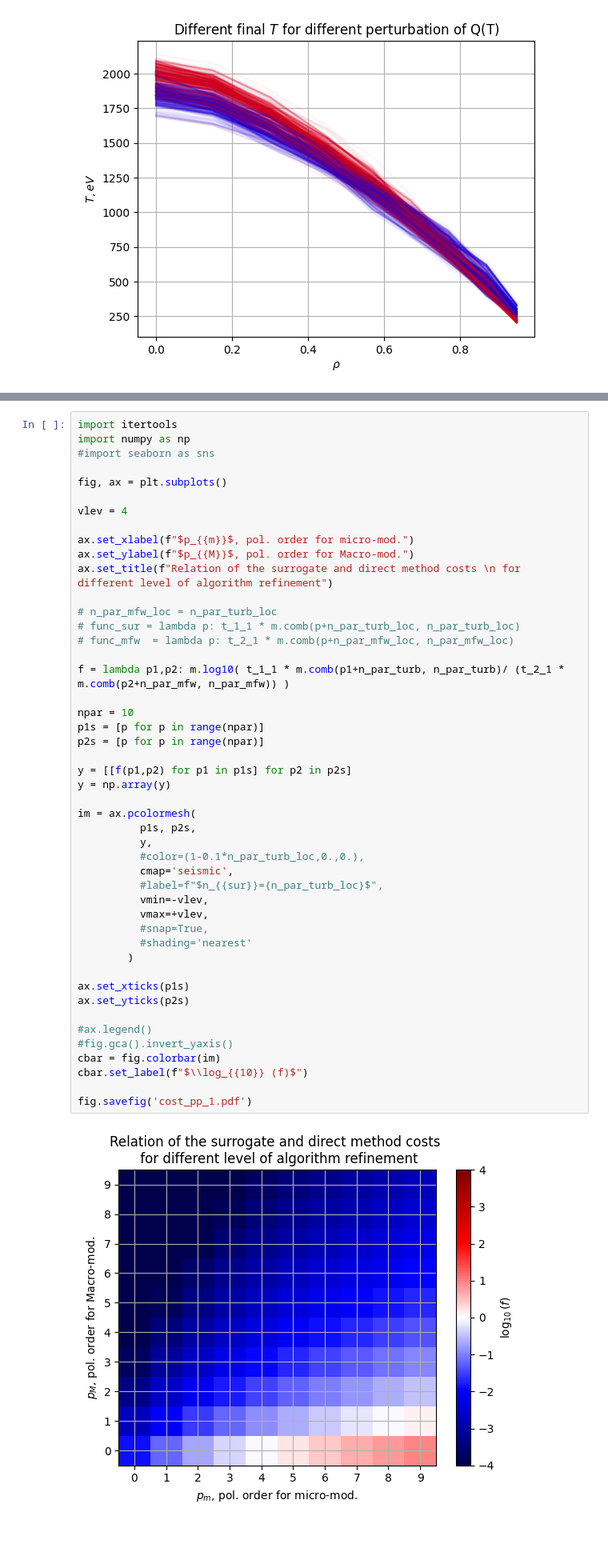
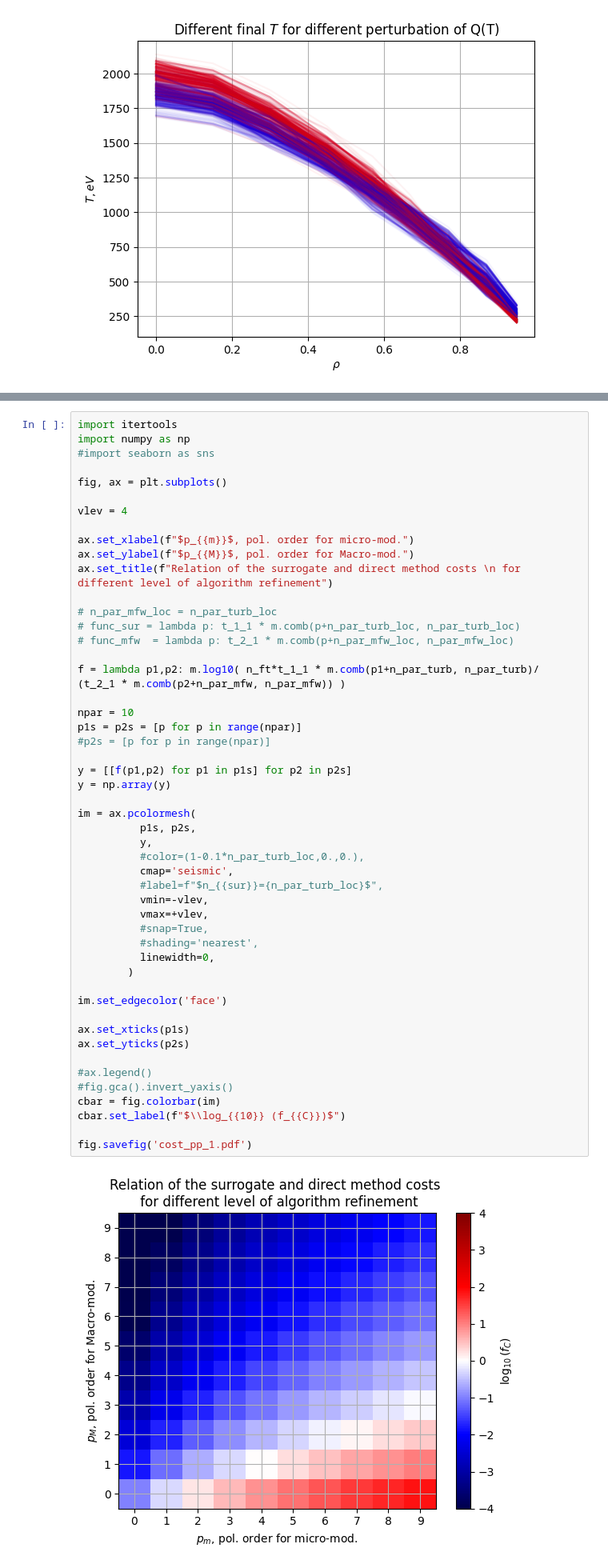
Before and after one commit to vecma-ipp/MFW, a Jupyter notebook: uq/basicda/surrogate_scans.ipynb, the cells around one changed output, grey strips where cells are left out. Shown at 80% size. Saved outputs shown, nothing was run; the diff lists cells and outputs as text; blank space fills up the shorter version.

Commit message:
Plotting the costs: highlights

```diff
--- a/uq/basicda/surrogate_scans.ipynb
+++ b/uq/basicda/surrogate_scans.ipynb
@@ -1308,36 +1323,39 @@ ax.set_title(f"Relation of the surrogate and direct method costs \n for differen
 # n_par_mfw_loc = n_par_turb_loc
 # func_sur = lambda p: t_1_1 * m.comb(p+n_par_turb_loc, n_par_turb_loc)
 # func_mfw  = lambda p: t_2_1 * m.comb(p+n_par_mfw_loc, n_par_mfw_loc)
 
-f = lambda p1,p2: m.log10( t_1_1 * m.comb(p1+n_par_turb, n_par_turb)/ (t_2_1 * m.comb(p2+n_par_mfw, n_par_mfw)) )
+f = lambda p1,p2: m.log10( n_ft*t_1_1 * m.comb(p1+n_par_turb, n_par_turb)/ (t_2_1 * m.comb(p2+n_par_mfw, n_par_mfw)) )
 
 npar = 10
-p1s = [p for p in range(npar)]
-p2s = [p for p in range(npar)]
+p1s = p2s = [p for p in range(npar)]
+#p2s = [p for p in range(npar)]
 
 y = [[f(p1,p2) for p1 in p1s] for p2 in p2s]
 y = np.array(y)
 
 im = ax.pcolormesh(
           p1s, p2s,
           y,
           #color=(1-0.1*n_par_turb_loc,0.,0.),
           cmap='seismic',
           #label=f"$n_{{sur}}={n_par_turb_loc}$",
           vmin=-vlev,
           vmax=+vlev,
           #snap=True,
-          #shading='nearest'
+          #shading='nearest',
+          linewidth=0,
         )
+
+im.set_edgecolor('face')
 
 ax.set_xticks(p1s)
 ax.set_yticks(p2s)
 
 #ax.legend()
 #fig.gca().invert_yaxis()
 cbar = fig.colorbar(im)
-cbar.set_label(f"$\\log_{{10}} (f)$")
+cbar.set_label(f"$\\log_{{10}} (f_{{C}})$")
 
 fig.savefig('cost_pp_1.pdf')
 # %% [output]
-[figure, old version]
+[figure, new version]
```
Also changed, not shown: parts of 2 cells of this notebook.
